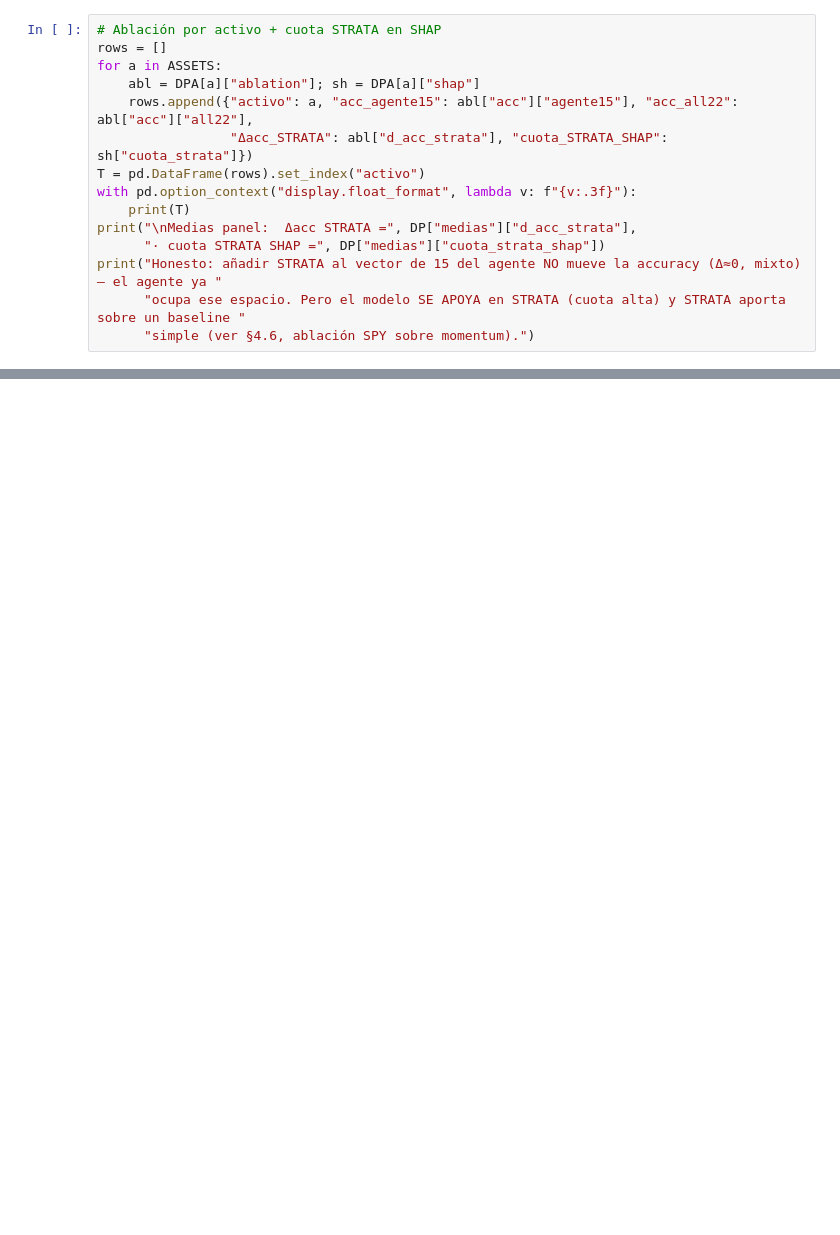
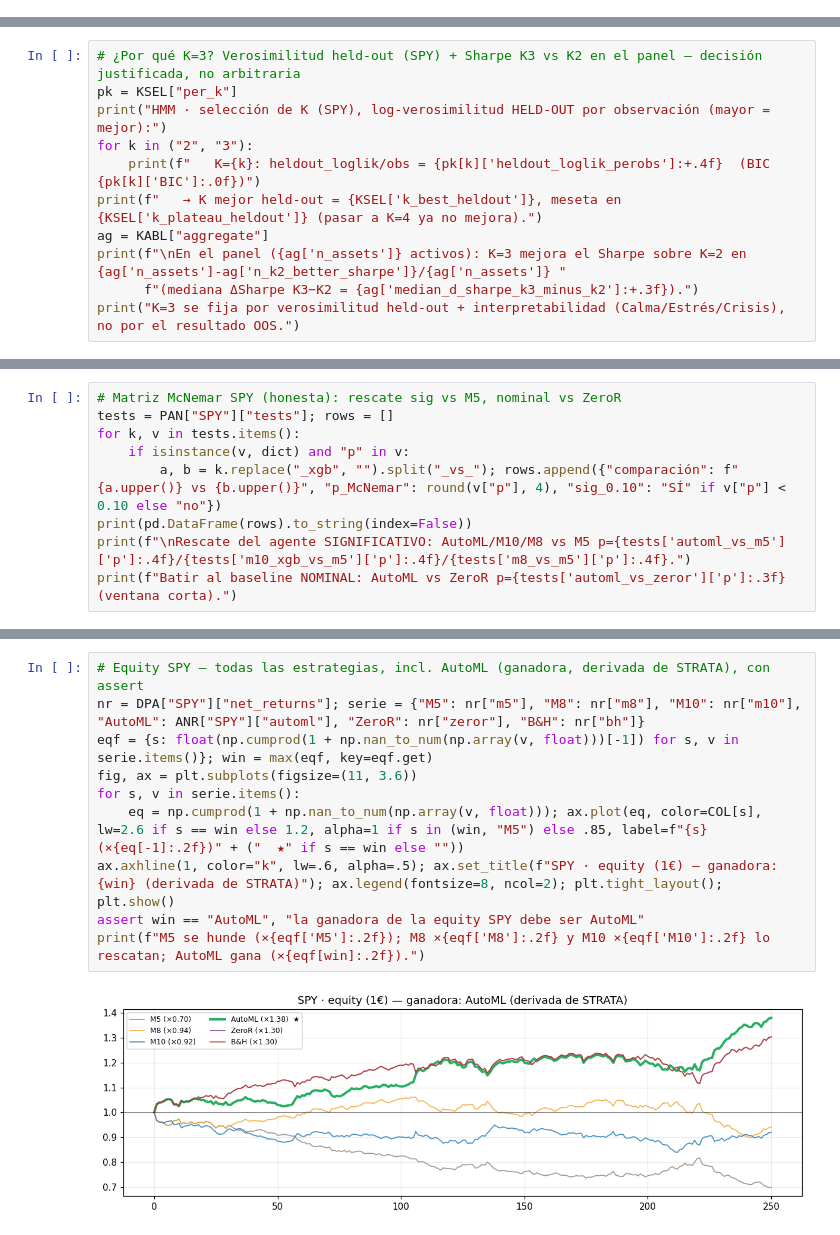
Before and after one commit to RaquelGarciah/Real-time-statistical-supervision-of-an-AI-trading-agent, a Jupyter notebook: notebooks/STRATA_marco_practico.ipynb, the cells around one changed output, grey strips where cells are left out. Cells and saved outputs as stored; diff of their text form; blank space fills up the shorter version.

```diff
--- a/notebooks/STRATA_marco_practico.ipynb
+++ b/notebooks/STRATA_marco_practico.ipynb
@@ -362,15 +0,0 @@ Un ENSEMBLE no admite atribución exacta por feature → SHAP del ÁRBOL (mejor
-# %%
-# Ablación por activo + cuota STRATA en SHAP
-rows = []
-for a in ASSETS:
-    abl = DPA[a]["ablation"]; sh = DPA[a]["shap"]
-    rows.append({"activo": a, "acc_agente15": abl["acc"]["agente15"], "acc_all22": abl["acc"]["all22"],
-                 "Δacc_STRATA": abl["d_acc_strata"], "cuota_STRATA_SHAP": sh["cuota_strata"]})
-T = pd.DataFrame(rows).set_index("activo")
-with pd.option_context("display.float_format", lambda v: f"{v:.3f}"):
-    print(T)
-print("\nMedias panel:  Δacc STRATA =", DP["medias"]["d_acc_strata"],
-      "· cuota STRATA SHAP =", DP["medias"]["cuota_strata_shap"])
-print("Honesto: añadir STRATA al vector de 15 del agente NO mueve la accuracy (Δ≈0, mixto) — el agente ya "
-      "ocupa ese espacio. Pero el modelo SE APOYA en STRATA (cuota alta) y STRATA aporta sobre un baseline "
-      "simple (ver §4.6, ablación SPY sobre momentum).")
@@ -686,0 +210,11 @@ AUTO-TEST OK · headlines coherentes con panel mm25 / prep / clustering15 / SPY+
+# %%
+# ¿Por qué K=3? Verosimilitud held-out (SPY) + Sharpe K3 vs K2 en el panel — decisión justificada, no arbitraria
+pk = KSEL["per_k"]
+print("HMM · selección de K (SPY), log-verosimilitud HELD-OUT por observación (mayor = mejor):")
+for k in ("2", "3"):
+    print(f"   K={k}: heldout_loglik/obs = {pk[k]['heldout_loglik_perobs']:+.4f}  (BIC {pk[k]['BIC']:.0f})")
+print(f"   → K mejor held-out = {KSEL['k_best_heldout']}, meseta en {KSEL['k_plateau_heldout']} (pasar a K=4 ya no mejora).")
+ag = KABL["aggregate"]
+print(f"\nEn el panel ({ag['n_assets']} activos): K=3 mejora el Sharpe sobre K=2 en {ag['n_assets']-ag['n_k2_better_sharpe']}/{ag['n_assets']} "
+      f"(mediana ΔSharpe K3−K2 = {ag['median_d_sharpe_k3_minus_k2']:+.3f}).")
+print("K=3 se fija por verosimilitud held-out + interpretabilidad (Calma/Estrés/Crisis), no por el resultado OOS.")
@@ -686,0 +276,9 @@ AUTO-TEST OK · headlines coherentes con panel mm25 / prep / clustering15 / SPY+
+# %%
+# Matriz McNemar SPY (honesta): rescate sig vs M5, nominal vs ZeroR
+tests = PAN["SPY"]["tests"]; rows = []
+for k, v in tests.items():
+    if isinstance(v, dict) and "p" in v:
+        a, b = k.replace("_xgb", "").split("_vs_"); rows.append({"comparación": f"{a.upper()} vs {b.upper()}", "p_McNemar": round(v["p"], 4), "sig_0.10": "SÍ" if v["p"] < 0.10 else "no"})
+print(pd.DataFrame(rows).to_string(index=False))
+print(f"\nRescate del agente SIGNIFICATIVO: AutoML/M10/M8 vs M5 p={tests['automl_vs_m5']['p']:.4f}/{tests['m10_xgb_vs_m5']['p']:.4f}/{tests['m8_vs_m5']['p']:.4f}.")
+print(f"Batir al baseline NOMINAL: AutoML vs ZeroR p={tests['automl_vs_zeror']['p']:.3f} (ventana corta).")
@@ -686,0 +305,12 @@ AUTO-TEST OK · headlines coherentes con panel mm25 / prep / clustering15 / SPY+
+# %%
+# Equity SPY — todas las estrategias, incl. AutoML (ganadora, derivada de STRATA), con assert
+nr = DPA["SPY"]["net_returns"]; serie = {"M5": nr["m5"], "M8": nr["m8"], "M10": nr["m10"], "AutoML": ANR["SPY"]["automl"], "ZeroR": nr["zeror"], "B&H": nr["bh"]}
+eqf = {s: float(np.cumprod(1 + np.nan_to_num(np.array(v, float)))[-1]) for s, v in serie.items()}; win = max(eqf, key=eqf.get)
+fig, ax = plt.subplots(figsize=(11, 3.6))
+for s, v in serie.items():
+    eq = np.cumprod(1 + np.nan_to_num(np.array(v, float))); ax.plot(eq, color=COL[s], lw=2.6 if s == win else 1.2, alpha=1 if s in (win, "M5") else .85, label=f"{s} (×{eq[-1]:.2f})" + ("  ★" if s == win else ""))
+ax.axhline(1, color="k", lw=.6, alpha=.5); ax.set_title(f"SPY · equity (1€) — ganadora: {win} (derivada de STRATA)"); ax.legend(fontsize=8, ncol=2); plt.tight_layout(); plt.show()
+assert win == "AutoML", "la ganadora de la equity SPY debe ser AutoML"
+print(f"M5 se hunde (×{eqf['M5']:.2f}); M8 ×{eqf['M8']:.2f} y M10 ×{eqf['M10']:.2f} lo rescatan; AutoML gana (×{eqf[win]:.2f}).")
+# %% [output]
+[figure, added]
```
Also changed, not shown: parts of 72 cells of this notebook, 15 other files.
